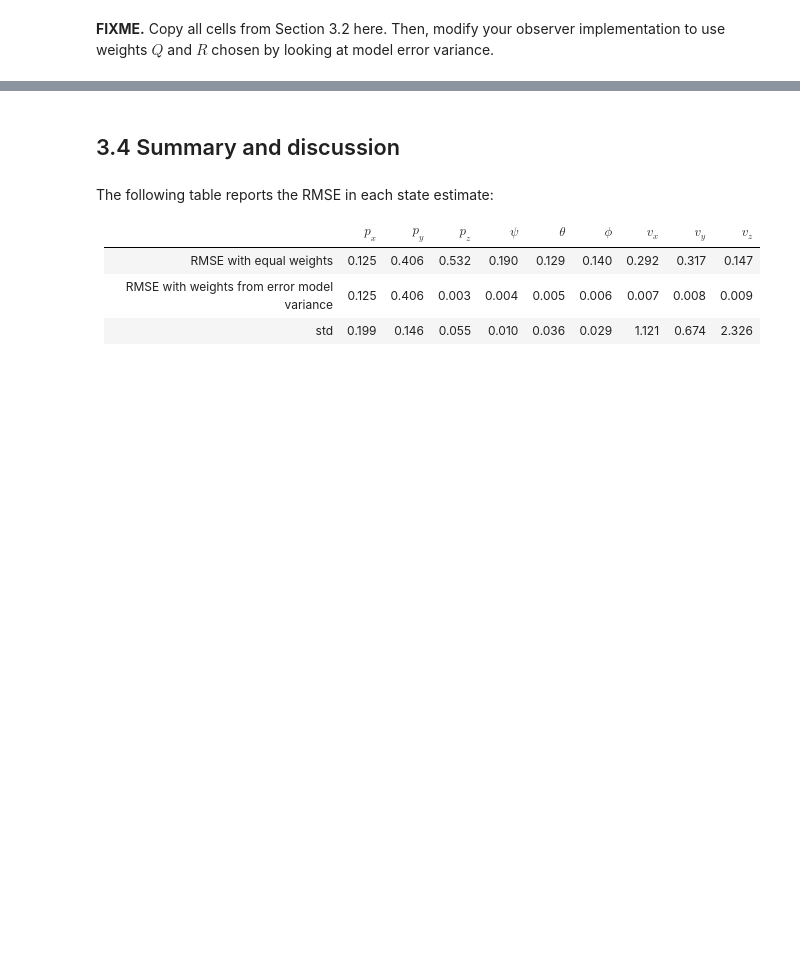
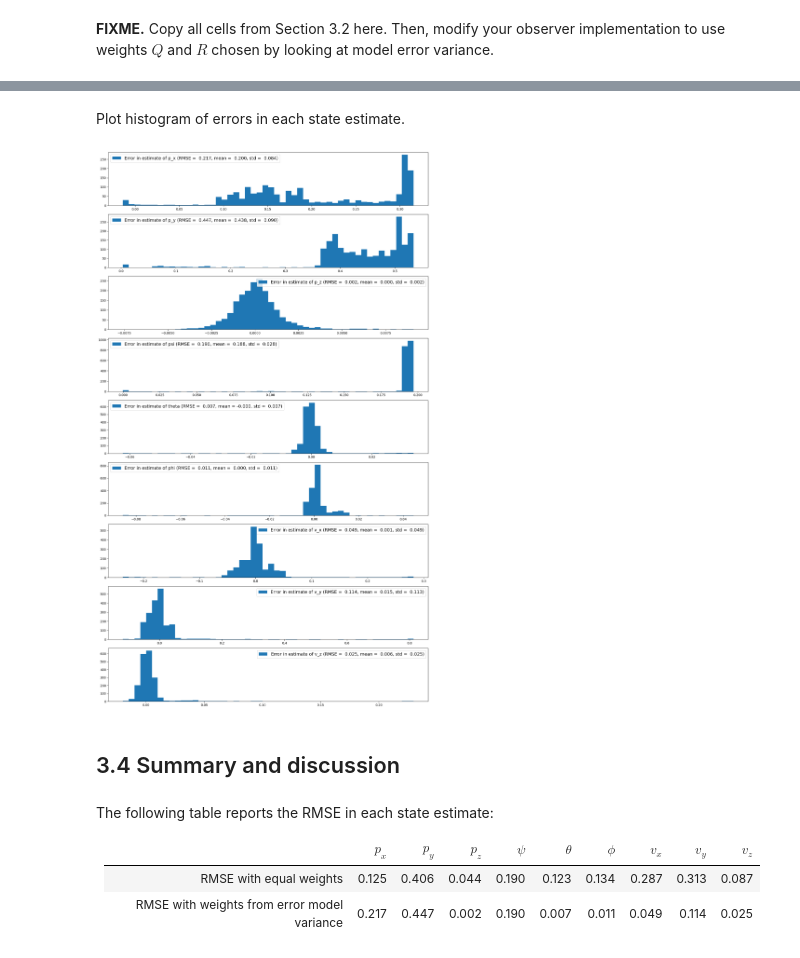
Before and after one commit to Chairless-maybe/crazyflie-client, a Jupyter notebook: lab07/02_design.ipynb, the cells around one changed output, grey strips where cells are left out. Saved outputs shown, nothing was run; the diff lists cells and outputs as text; code cells hidden in the pictures; blank space fills up the shorter version.

```diff
--- a/lab07/02_design.ipynb
+++ b/lab07/02_design.ipynb
@@ -590,3 +766,36 @@ plt.show()
+# %% [markdown]
+Plot histogram of errors in each state estimate.
+# %%
+def histogram_plot(t, s_err, name, ax):
+    label = f'Error in estimate of {name} ' + \
+            f'(RMSE = {np.sqrt(np.mean(s_err**2)):6.3f}, ' + \
+            f'mean = {np.mean(s_err):6.3f}, ' + \
+            f'std = {np.std(s_err):6.3f})'
+    ax.hist(s_err, 50, label=label)
+    ax.legend(fontsize=14)
+
+fig, (ax_p_x,
+      ax_p_y,
+      ax_p_z,
+      ax_psi,
+      ax_theta,
+      ax_phi,
+      ax_v_x,
+      ax_v_y,
+      ax_v_z) = plt.subplots(9, 1, figsize=(15, 25))
+histogram_plot(t, p_x_err, 'p_x', ax_p_x)
+histogram_plot(t, p_y_err, 'p_y', ax_p_y)
+histogram_plot(t, p_z_err, 'p_z', ax_p_z)
+histogram_plot(t, psi_err, 'psi', ax_psi)
+histogram_plot(t, theta_err, 'theta', ax_theta)
+histogram_plot(t, phi_err, 'phi', ax_phi)
+histogram_plot(t, v_x_err, 'v_x', ax_v_x)
+histogram_plot(t, v_y_err, 'v_y', ax_v_y)
+histogram_plot(t, v_z_err, 'v_z', ax_v_z)
+fig.tight_layout()
+plt.show()
+# %% [output]
+[figure, added]
 # %% [markdown]
 ## 3.4 Summary and discussion
 # %% [markdown]
@@ -594,7 +803,6 @@ The following table reports the RMSE in each state estimate:
 
 |  | $p_x$ | $p_y$ | $p_z$ | $\psi$ | $\theta$ | $\phi$ | $v_x$ | $v_y$ | $v_z$ |
 | --: | :--: | :--: | :--: | :--: | :--: | :--: | :--: | :--: | :--: |
-| RMSE with equal weights | 0.125 | 0.406|  0.532| 0.190 | 0.129 | 0.140 | 0.292 | 0.317 | 0.147 |
-| RMSE with weights from error model variance | 0.125 | 0.406 | 0.003 | 0.004 | 0.005 | 0.006 | 0.007 | 0.008 | 0.009 |
-| std | 0.199 | 0.146 | 0.055 | 0.010 | 0.036 | 0.029 | 1.121 | 0.674 | 2.326|
+| RMSE with equal weights | 0.125 | 0.406 | 0.044 | 0.190 | 0.123 | 0.134 | 0.287 | 0.313 | 0.087 |
+| RMSE with weights from error model variance | 0.217 | 0.447 | 0.002 | 0.190 | 0.007 | 0.011 | 0.049 | 0.114 | 0.025 |
 # %% [markdown]
```
Also changed, not shown: parts of 19 cells of this notebook.
